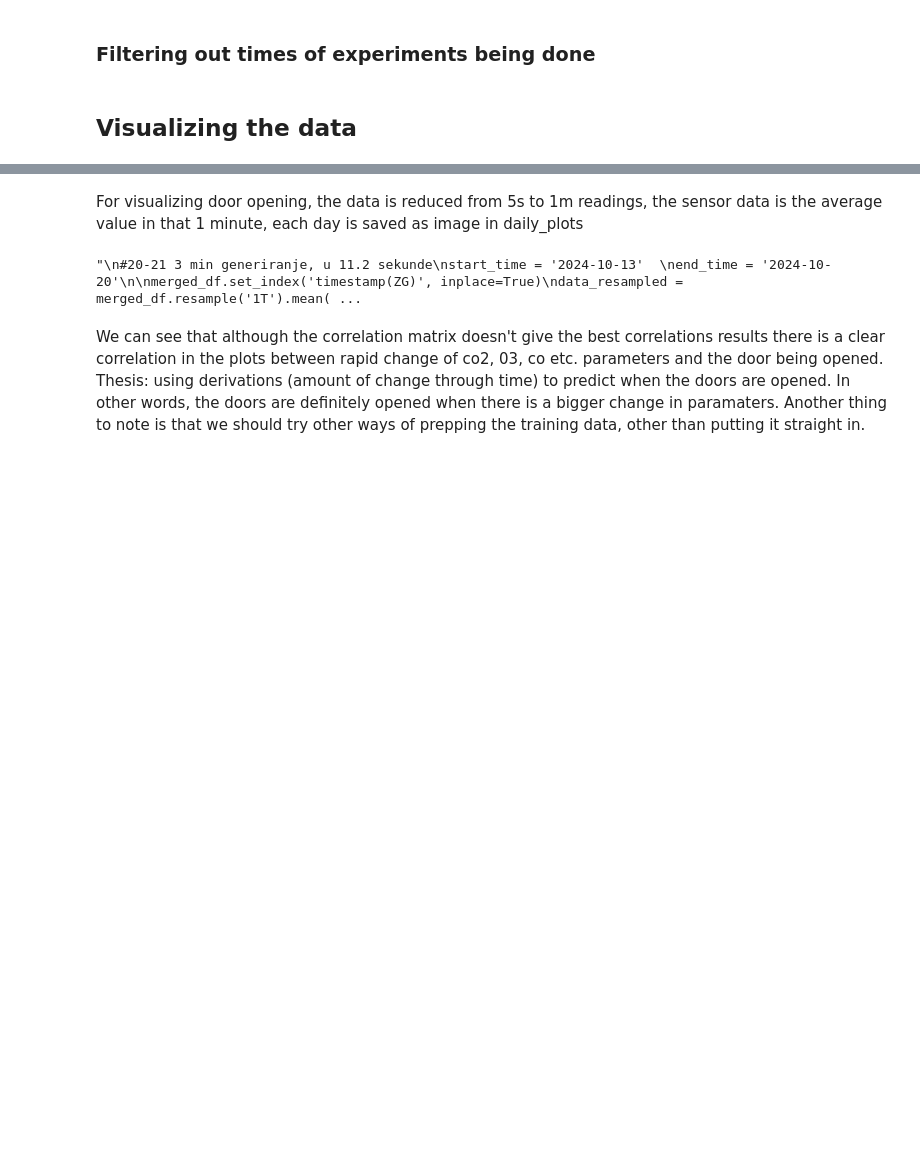
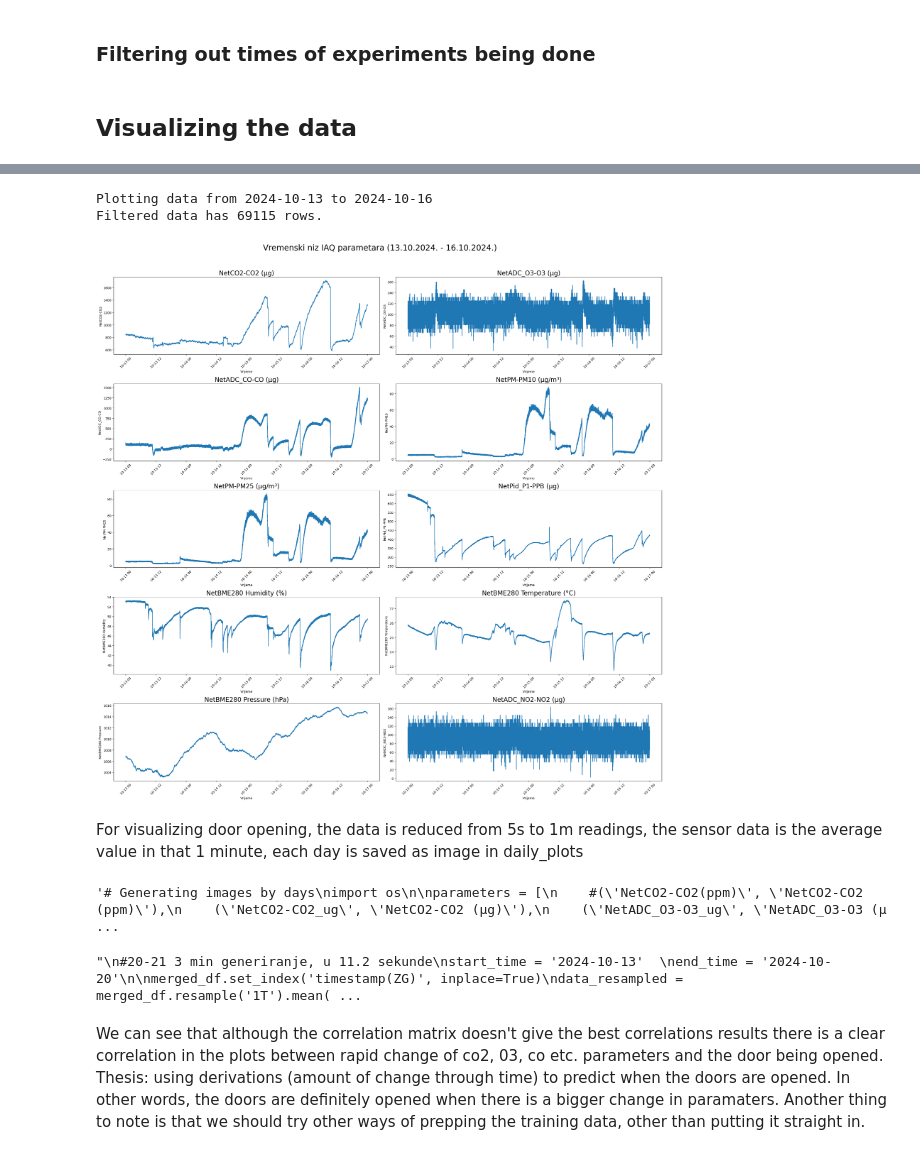
Before and after one commit to jurajtodic/AirQualityDetection, a Jupyter notebook: main.ipynb, the cells around one changed output, grey strips where cells are left out. Drawn from its saved outputs; the diff is of its cells as text; code cells hidden in the pictures; blank space fills up the shorter version.

```diff
--- a/main.ipynb
+++ b/main.ipynb
@@ -142,7 +140,73 @@ plt.show()
+# %%
+start_time_str = '2024-10-13'
+end_time_str = '2024-10-16'
+
+# 1. Ensure 'timestamp(ZG)' column is in datetime format
+# If it's not already, uncomment the line below. It's crucial.
+# sensor_df['timestamp(ZG)'] = pd.to_datetime(sensor_df['timestamp(ZG)'])
+
+# 2. Convert start and end time strings to datetime objects
+# To include the entire 'end_time_str' day, we define the end boundary
+# as the start of the next day.
+start_dt = pd.to_datetime(start_time_str)
+end_dt = pd.to_datetime(end_time_str) + pd.Timedelta(days=1) # Go up to the start of the day AFTER end_time_str
+
+# 3. Filter the DataFrame for the specified date range
+sensor_df_filtered = sensor_df[
+    (sensor_df['timestamp(ZG)'] >= start_dt) &
+    (sensor_df['timestamp(ZG)'] < end_dt) # Use < end_dt to exclude the start of the next day
+].copy() # Use .copy() to avoid SettingWithCopyWarning if you modify it later
+
+# Check if the filtered DataFrame is empty
+if sensor_df_filtered.empty:
+    print(f"No data found for the period: {start_time_str} to {end_time_str}")
+    # You might want to exit or simply not plot if no data is found
+    # plt.show() # or exit()
+else:
+    print(f"Plotting data from {start_time_str} to {end_time_str}")
+    print(f"Filtered data has {len(sensor_df_filtered)} rows.")
+
+    # Visualizing the filtered dataset
+    fig, axs = plt.subplots(5, 2, figsize=(25, 25))
+    fig.suptitle(f'Vremenski niz IAQ parametara (13.10.2024. - 16.10.2024.)', fontsize=25)
+
+    parameters = [
+        ('NetCO2-CO2_ug', 'NetCO2-CO2 (µg)'),
+        ('NetADC_O3-O3_ug', 'NetADC_O3-O3 (µg)'),
+        ('NetADC_CO-CO_ug', 'NetADC_CO-CO (µg)'),
+        ('NetPM-PM10(µg/m3)', 'NetPM-PM10 (µg/m³)'),
+        ('NetPM-PM25(µg/m3)', 'NetPM-PM25 (µg/m³)'),
+        ('NetPid_P1-PPB_ug', 'NetPid_P1-PPB (µg)'),
+        ('NetBME280-PERC(%)', 'NetBME280 Humidity (%)'),
+        ('NetBME280-TEMP_EXT(°C)', 'NetBME280 Temperature (°C)'),
+        ('NetBME280-HPA(hPa)', 'NetBME280 Pressure (hPa)'),
+        ('NetADC_NO2-NO2_ug', 'NetADC_NO2-NO2 (µg)'),
+    ]
+
+    # Plot each parameter in a separate subplot using the FILTERED DataFrame
+    for i, (param, title) in enumerate(parameters):
+        row, col = divmod(i, 2)
+        if param in sensor_df_filtered.columns: # Check if parameter column exists
+            axs[row, col].plot(sensor_df_filtered['timestamp(ZG)'], sensor_df_filtered[param])
+            axs[row, col].set_title(title, fontsize=20)
+            axs[row, col].set_xlabel('Vrijeme')
+            # Use a cleaner Y-axis label without units if preferred, or keep title
+            axs[row, col].set_ylabel(title.split('(')[0].strip() if '(' in title else title)
+            axs[row, col].tick_params(axis='x', rotation=45)
+        else:
+            axs[row, col].set_title(f"{title}\n(Data not available in selection)")
+            axs[row, col].text(0.5, 0.5, 'No data', ha='center', va='center', transform=axs[row,col].transAxes)
+
+    plt.tight_layout(rect=[0, 0, 1, 0.96])
+    plt.show()
+# %% [output]
+Plotting data from 2024-10-13 to 2024-10-16
+Filtered data has 69115 rows.
+[figure, added]
 # %% [markdown]
 For visualizing door opening, the data is reduced from 5s to 1m readings, the sensor data is the average value in that 1 minute, each day is saved as image in daily_plots
 # %%
-# Generating images by days
+"""# Generating images by days
 import os
 
 parameters = [
@@ -216,7 +280,9 @@ for day in unique_days:
     # Adjust layout and save the plot
     plt.tight_layout(rect=[0, 0, 1, 0.96])  # Adjust layout to fit title
     plt.savefig(os.path.join(output_dir, f'{day}.png'))
-    plt.close(fig)
+    plt.close(fig)"""
+# %% [output]
+'# Generating images by days\nimport os\n\nparameters = [\n    #(\'NetCO2-CO2(ppm)\', \'NetCO2-CO2 (ppm)\'),\n    (\'NetCO2-CO2_ug\', \'NetCO2-CO2 (µg)\'),\n    (\'NetADC_O3-O3_ug\', \'NetADC_O3-O3 (µ ...
 # %%
 # Code for plotting current days
 """
```
Also changed, not shown: parts of 7 cells of this notebook, 4 other files.
